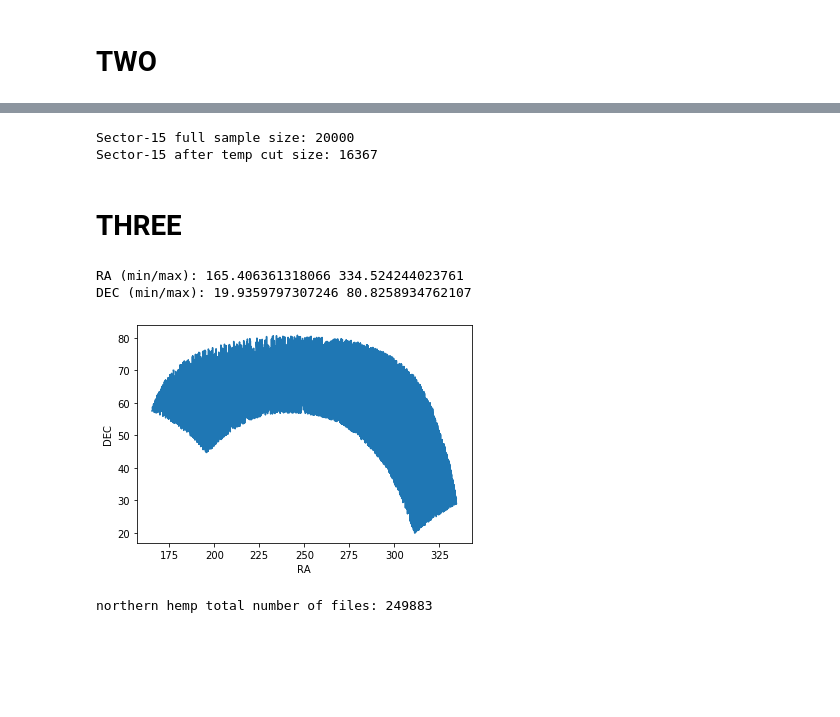
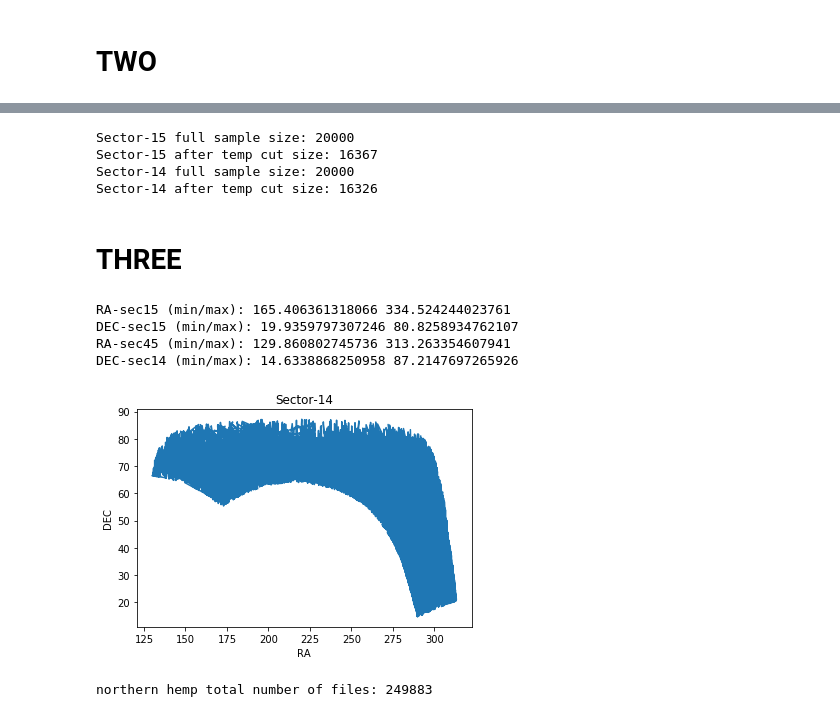
Before and after one commit to deerow22/helenResearch, a Jupyter notebook: Download_data.ipynb, the cells around one changed output, grey strips where cells are left out. Drawn from its saved outputs; the diff is of its cells as text; code cells hidden in the pictures; blank space fills up the shorter version.

```diff
--- a/Download_data.ipynb
+++ b/Download_data.ipynb
@@ -76,10 +87,13 @@ len(ticid_sec15)
 # %%
 ## get tic catalog to do teff cut prior to lc dl
 catalog_data_sec15 = Catalogs.query_criteria(catalog='Tic',ID=ticid_sec15)
+catalog_data_sec14 = Catalogs.query_criteria(catalog='Tic',ID=ticid_sec14)
 
-# catalog_data_sec15['ID']=catalog_data_sec15['ID'].astype(int)
+
 
 #rename TIC ID column to match target name from Mast file for matching ease later
 catalog_data_sec15.rename_column('ID', 'target_name')
-catalog_data_sec15#[0:5] # astropy.table
+catalog_data_sec14.rename_column('ID', 'target_name')
+# catalog_data_sec15#[0:5] # astropy.table
+catalog_data_sec14[0:5]
 # %% [output]
@@ -105,31 +108,45 @@ Table masked=True length=20000
 # %%
 # do temp cut
-
+#sec15
 tempcut_sec15 = catalog_data_sec15[catalog_data_sec15['Teff']<6500]
 tics_sec15 = list(tempcut_sec15['target_name']) #strings #cool stars only
+#sec14
+tempcut_sec14 = catalog_data_sec14[catalog_data_sec14['Teff']<6500]
+tics_sec14 = list(tempcut_sec14['target_name']) #strings #cool stars only
+
 
 print('Sector-15 full sample size:',len(catalog_data_sec15))
 print('Sector-15 after temp cut size:',len(tempcut_sec15))
-# catalog_data_sec15.colnames
-# len(tics_sec15),min(tempcut_sec15['Teff'])
+print('Sector-14 full sample size:',len(catalog_data_sec14))
+print('Sector-14 after temp cut size:',len(tempcut_sec14))
 # %% [output]
 Sector-15 full sample size: 20000
 Sector-15 after temp cut size: 16367
+Sector-14 full sample size: 20000
+Sector-14 after temp cut size: 16326
 # %% [markdown]
 # THREE
 # %%
 #determine RA/DEC bounds for mast url query
 
 ra_sec15 = tempcut_sec15['ra']
 dec_sec15 = tempcut_sec15['dec']
-print('RA (min/max):',min(ra_sec15),max(ra_sec15))
-print('DEC (min/max):',min(dec_sec15),max(dec_sec15))
+print('RA-sec15 (min/max):',min(ra_sec15),max(ra_sec15))
+print('DEC-sec15 (min/max):',min(dec_sec15),max(dec_sec15))
 
-plt.plot(ra_sec15,dec_sec15);plt.xlabel('RA');plt.ylabel('DEC');
+ra_sec14 = tempcut_sec14['ra']
+dec_sec14 = tempcut_sec14['dec']
+print('RA-sec45 (min/max):',min(ra_sec14),max(ra_sec14))
+print('DEC-sec14 (min/max):',min(dec_sec14),max(dec_sec14))
+
+# plt.plot(ra_sec15,dec_sec15);plt.xlabel('RA');plt.ylabel('DEC');plt.title('Sector-15');
+plt.plot(ra_sec14,dec_sec14);plt.xlabel('RA');plt.ylabel('DEC');plt.title('Sector-14');
 # %% [output]
-RA (min/max): 165.406361318066 334.524244023761
-DEC (min/max): 19.9359797307246 80.8258934762107
+RA-sec15 (min/max): 165.406361318066 334.524244023761
+DEC-sec15 (min/max): 19.9359797307246 80.8258934762107
+RA-sec45 (min/max): 129.860802745736 313.263354607941
+DEC-sec14 (min/max): 14.6338868250958 87.2147697265926
-[figure, old version]
+[figure, new version]
 # %%
 ## open mast query file to match ticids then get lc url
 # got from mast at https://mast.stsci.edu/portal/Mashup/Clients/Mast/Portal.html
```
Also changed, not shown: parts of 22 cells of this notebook.
